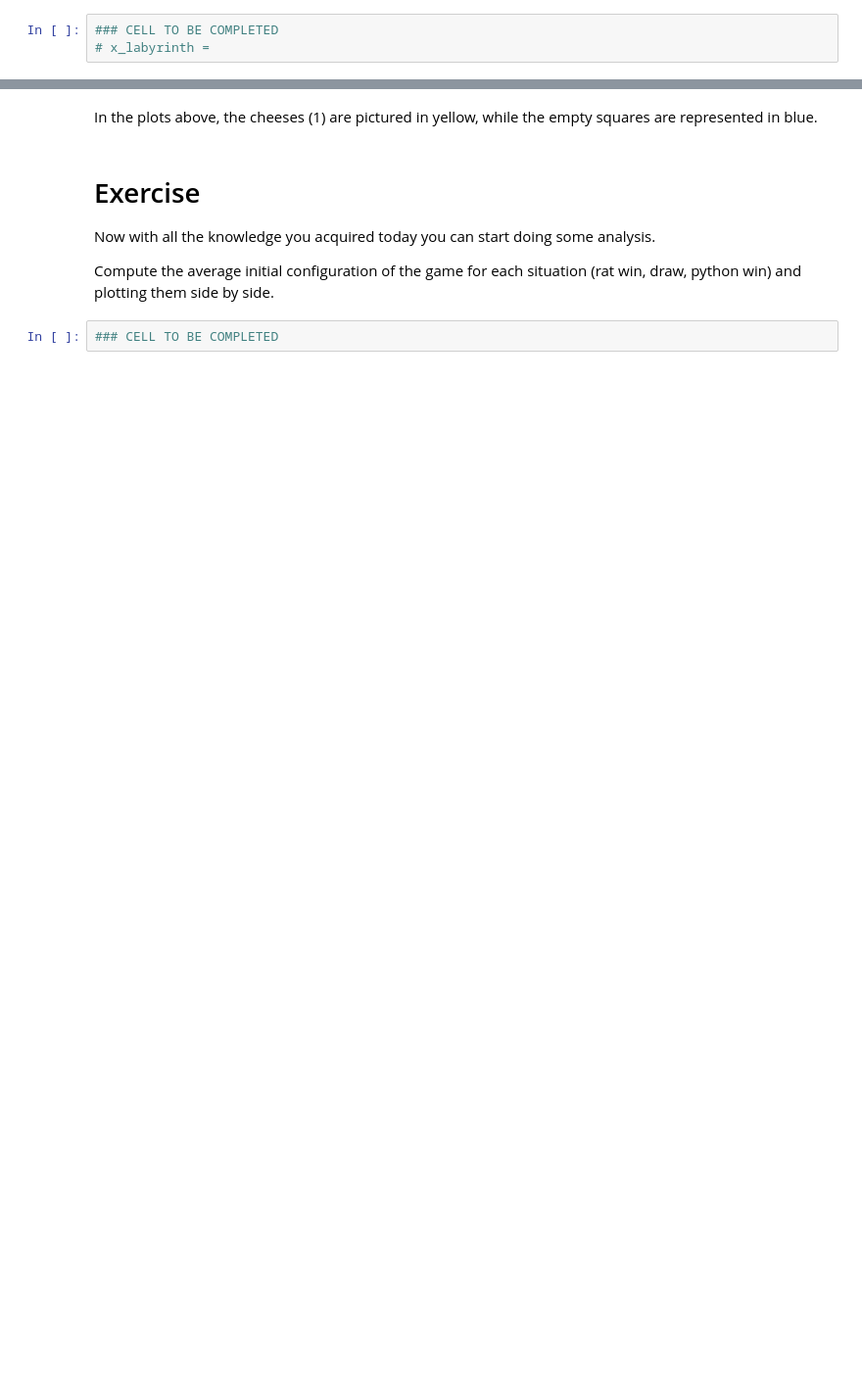
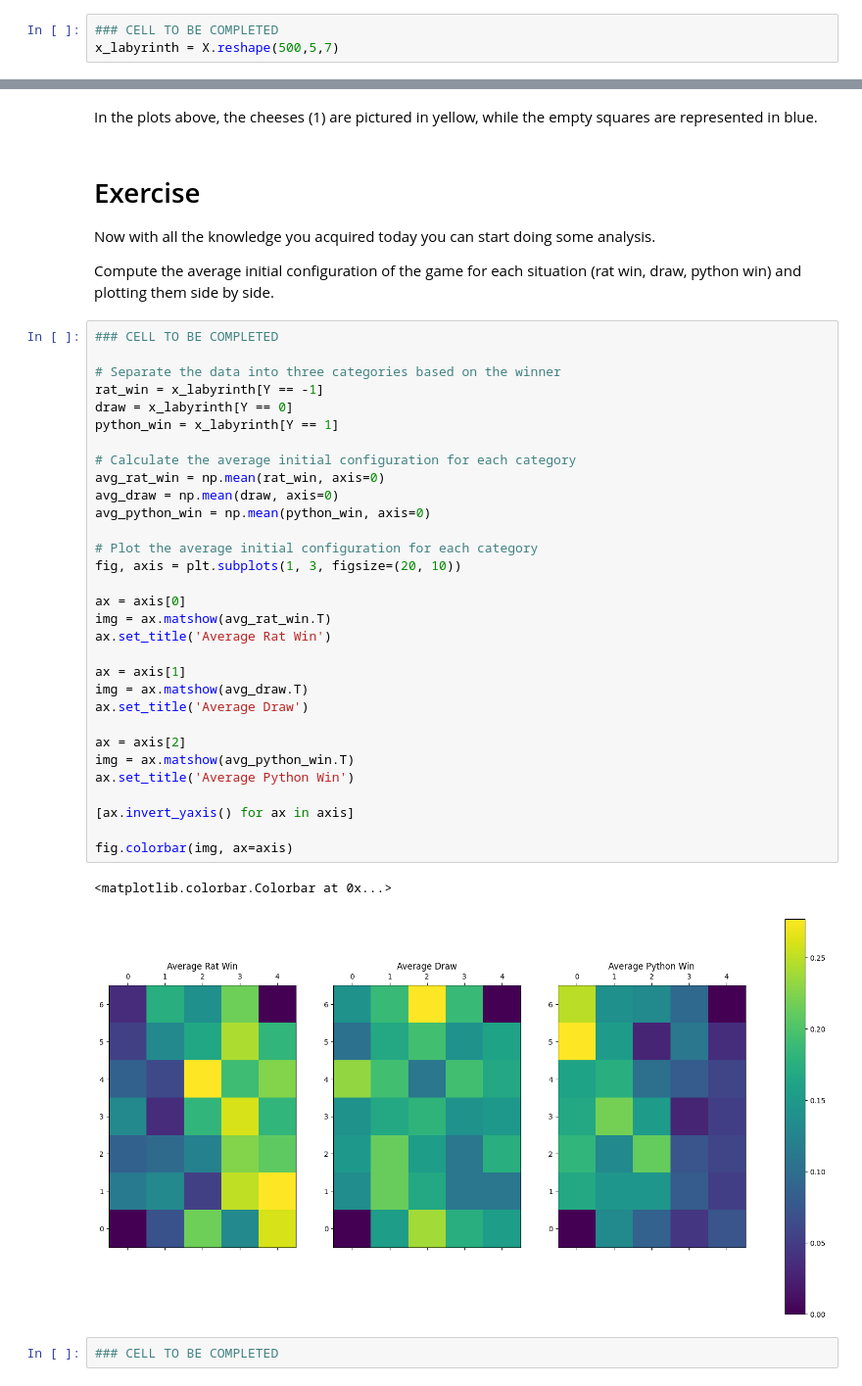
Before and after one commit to Gregsai/introduction-to-ai, a Jupyter notebook: session1/lab/Lab_1.ipynb, the cells around one changed output, grey strips where cells are left out. Shown at 98% size. Saved outputs shown, nothing was run; the diff lists cells and outputs as text; blank space fills up the shorter version.

```diff
--- a/session1/lab/Lab_1.ipynb
+++ b/session1/lab/Lab_1.ipynb
@@ -479,7 +479,7 @@ The magic command "%matplotlib inline" tells jupyter notebook to display the plo
 Now it is your turn. Reshape the X matrix into a tensor of (examples,mazeWidth, mazeHeight) and put it into a variable x_labyrinth
 # %%
 ### CELL TO BE COMPLETED
-# x_labyrinth =
+x_labyrinth = X.reshape(500,5,7)
 # %%
 import matplotlib.pyplot as plt
 %matplotlib inline
@@ -507,5 +507,39 @@ In the plots above, the cheeses (1) are pictured in yellow, while the empty squa
 Now with all the knowledge you acquired today you can start doing some analysis.
 
 Compute the average initial configuration of the game for each situation (rat win, draw, python win) and plotting them side by side.
+# %%
+### CELL TO BE COMPLETED
+
+# Separate the data into three categories based on the winner
+rat_win = x_labyrinth[Y == -1]
+draw = x_labyrinth[Y == 0]
+python_win = x_labyrinth[Y == 1]
+
+# Calculate the average initial configuration for each category
+avg_rat_win = np.mean(rat_win, axis=0)
+avg_draw = np.mean(draw, axis=0)
+avg_python_win = np.mean(python_win, axis=0)
+
+# Plot the average initial configuration for each category
+fig, axis = plt.subplots(1, 3, figsize=(20, 10))
+
+ax = axis[0]
+img = ax.matshow(avg_rat_win.T)
+ax.set_title('Average Rat Win')
+
+ax = axis[1]
+img = ax.matshow(avg_draw.T)
+ax.set_title('Average Draw')
+
+ax = axis[2]
+img = ax.matshow(avg_python_win.T)
+ax.set_title('Average Python Win')
+
+[ax.invert_yaxis() for ax in axis]
+
+fig.colorbar(img, ax=axis)
+# %% [output]
+<matplotlib.colorbar.Colorbar at 0x...>
+[figure, added]
 # %%
 ### CELL TO BE COMPLETED
```
Also changed, not shown: parts of 2 cells of this notebook.
